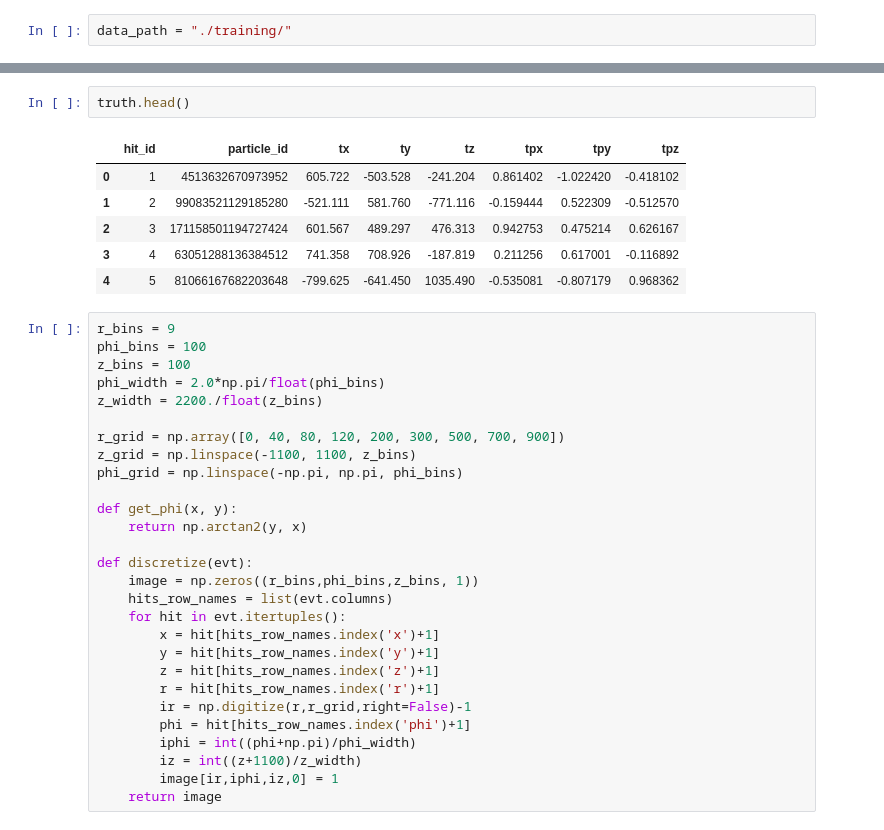
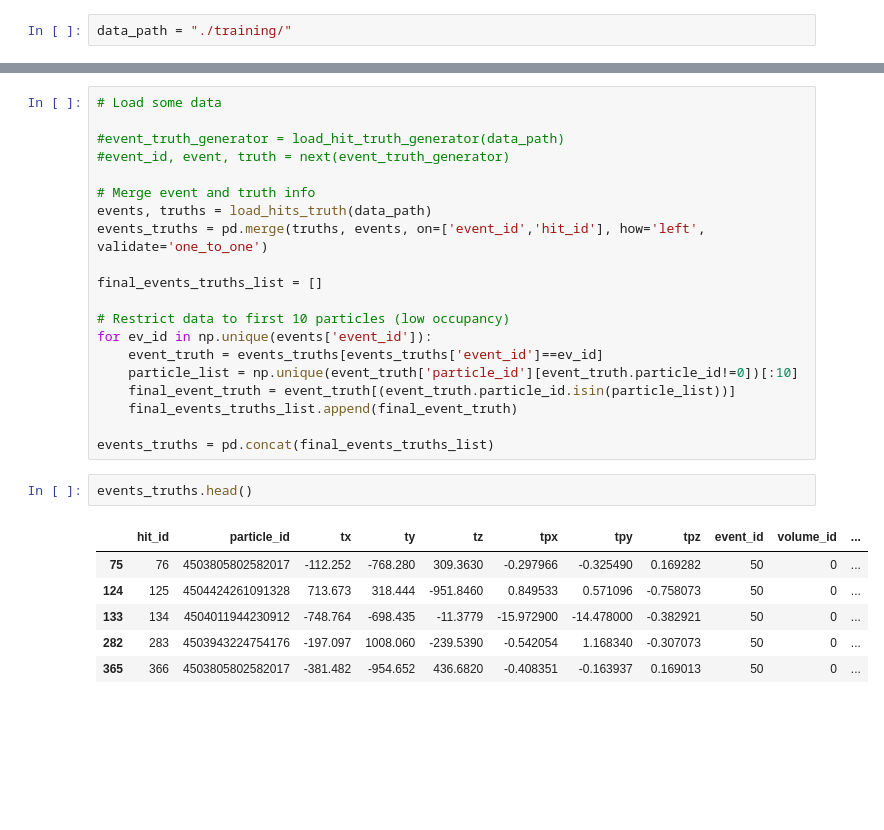
Before and after one commit to jmduarte/trackml-seattle, a Jupyter notebook: LSTM_Model.ipynb, the cells around one changed output, grey strips where cells are left out. Saved outputs shown, nothing was run; the diff lists cells and outputs as text; blank space fills up the shorter version.

```diff
--- a/LSTM_Model.ipynb
+++ b/LSTM_Model.ipynb
@@ -56,37 +87,29 @@ truth_first_layer = truth.loc[(event['r']<40)]
+# %%
+# Load some data
+
+#event_truth_generator = load_hit_truth_generator(data_path)
+#event_id, event, truth = next(event_truth_generator)
+
+# Merge event and truth info
+events, truths = load_hits_truth(data_path)
+events_truths = pd.merge(truths, events, on=['event_id','hit_id'], how='left', validate='one_to_one')
+
+final_events_truths_list = []
+
+# Restrict data to first 10 particles (low occupancy)
+for ev_id in np.unique(events['event_id']):
+    event_truth = events_truths[events_truths['event_id']==ev_id]
+    particle_list = np.unique(event_truth['particle_id'][event_truth.particle_id!=0])[:10]
+    final_event_truth = event_truth[(event_truth.particle_id.isin(particle_list))]
+    final_events_truths_list.append(final_event_truth)
+
+events_truths = pd.concat(final_events_truths_list)
 # %%
-truth.head()
+events_truths.head()
 # %% [output]
-|  | hit_id | particle_id | tx | ty | tz | tpx | tpy | tpz |
-| 0 | 1 | 4513632670973952 | 605.722 | -503.528 | -241.204 | 0.861402 | -1.022420 | -0.418102 |
-| 1 | 2 | 99083521129185280 | -521.111 | 581.760 | -771.116 | -0.159444 | 0.522309 | -0.512570 |
-| 2 | 3 | 171158501194727424 | 601.567 | 489.297 | 476.313 | 0.942753 | 0.475214 | 0.626167 |
-| 3 | 4 | 63051288136384512 | 741.358 | 708.926 | -187.819 | 0.211256 | 0.617001 | -0.116892 |
-| 4 | 5 | 81066167682203648 | -799.625 | -641.450 | 1035.490 | -0.535081 | -0.807179 | 0.968362 |
+|  | hit_id | particle_id | tx | ty | tz | tpx | tpy | tpz | event_id | volume_id | ... |
+| 75 | 76 | 4503805802582017 | -112.252 | -768.280 | 309.3630 | -0.297966 | -0.325490 | 0.169282 | 50 | 0 | ... |
+| 124 | 125 | 4504424261091328 | 713.673 | 318.444 | -951.8460 | 0.849533 | 0.571096 | -0.758073 | 50 | 0 | ... |
+| 133 | 134 | 4504011944230912 | -748.764 | -698.435 | -11.3779 | -15.972900 | -14.478000 | -0.382921 | 50 | 0 | ... |
+| 282 | 283 | 4503943224754176 | -197.097 | 1008.060 | -239.5390 | -0.542054 | 1.168340 | -0.307073 | 50 | 0 | ... |
+| 365 | 366 | 4503805802582017 | -381.482 | -954.652 | 436.6820 | -0.408351 | -0.163937 | 0.169013 | 50 | 0 | ... |
-# %%
-r_bins = 9
-phi_bins = 100
-z_bins = 100
-phi_width = 2.0*np.pi/float(phi_bins)
-z_width = 2200./float(z_bins)
-
-r_grid = np.array([0, 40, 80, 120, 200, 300, 500, 700, 900])
-z_grid = np.linspace(-1100, 1100, z_bins)
-phi_grid = np.linspace(-np.pi, np.pi, phi_bins)
-
-def get_phi(x, y):
-    return np.arctan2(y, x)
-
-def discretize(evt):
-    image = np.zeros((r_bins,phi_bins,z_bins, 1))
-    hits_row_names = list(evt.columns)
-    for hit in evt.itertuples():
-        x = hit[hits_row_names.index('x')+1]
-        y = hit[hits_row_names.index('y')+1]
-        z = hit[hits_row_names.index('z')+1]
-        r = hit[hits_row_names.index('r')+1]
-        ir = np.digitize(r,r_grid,right=False)-1
-        phi = hit[hits_row_names.index('phi')+1]
-        iphi = int((phi+np.pi)/phi_width)
-        iz = int((z+1100)/z_width)
-        image[ir,iphi,iz,0] = 1
-    return image
```
Also changed, not shown: parts of 14 cells of this notebook, 1 other file.
